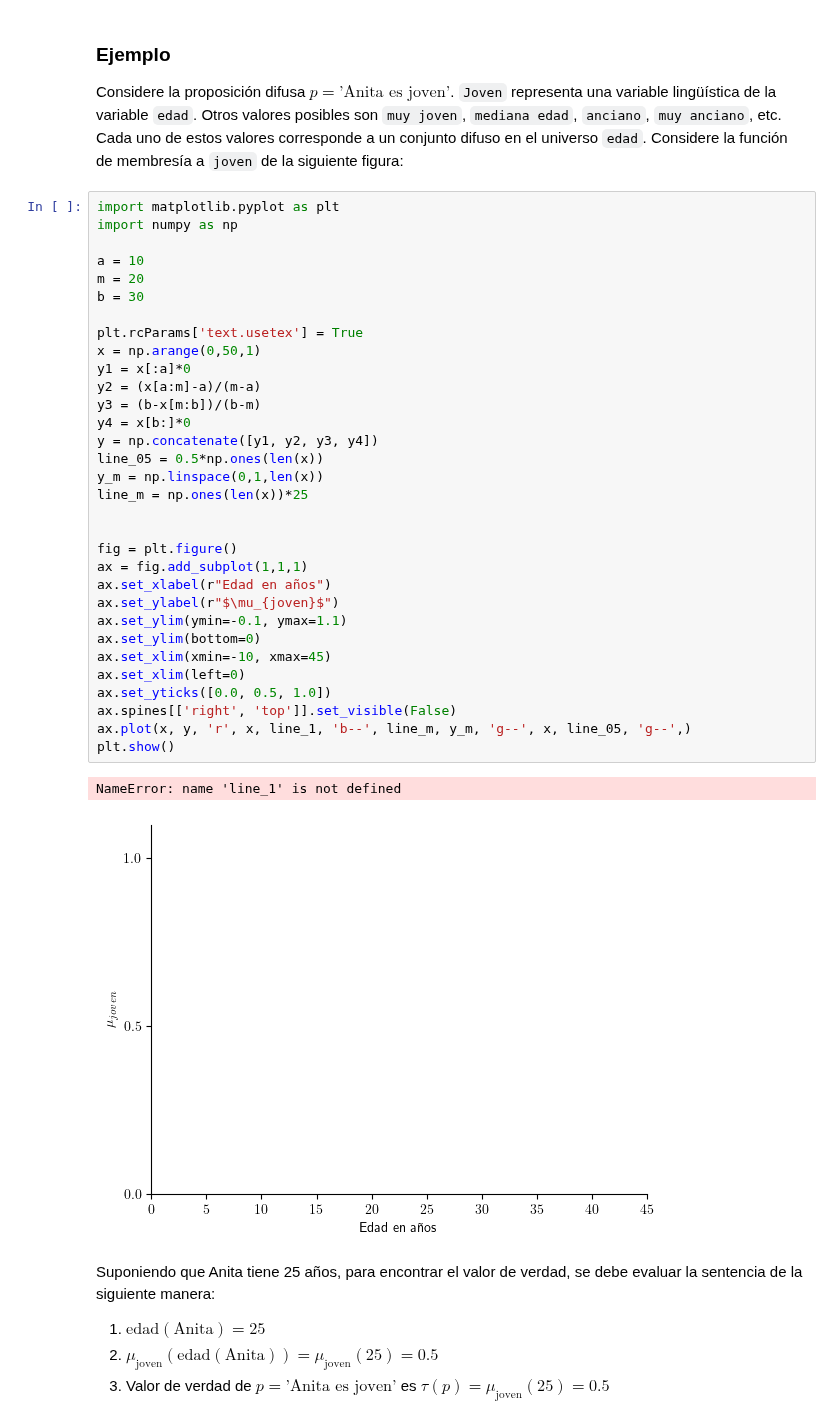
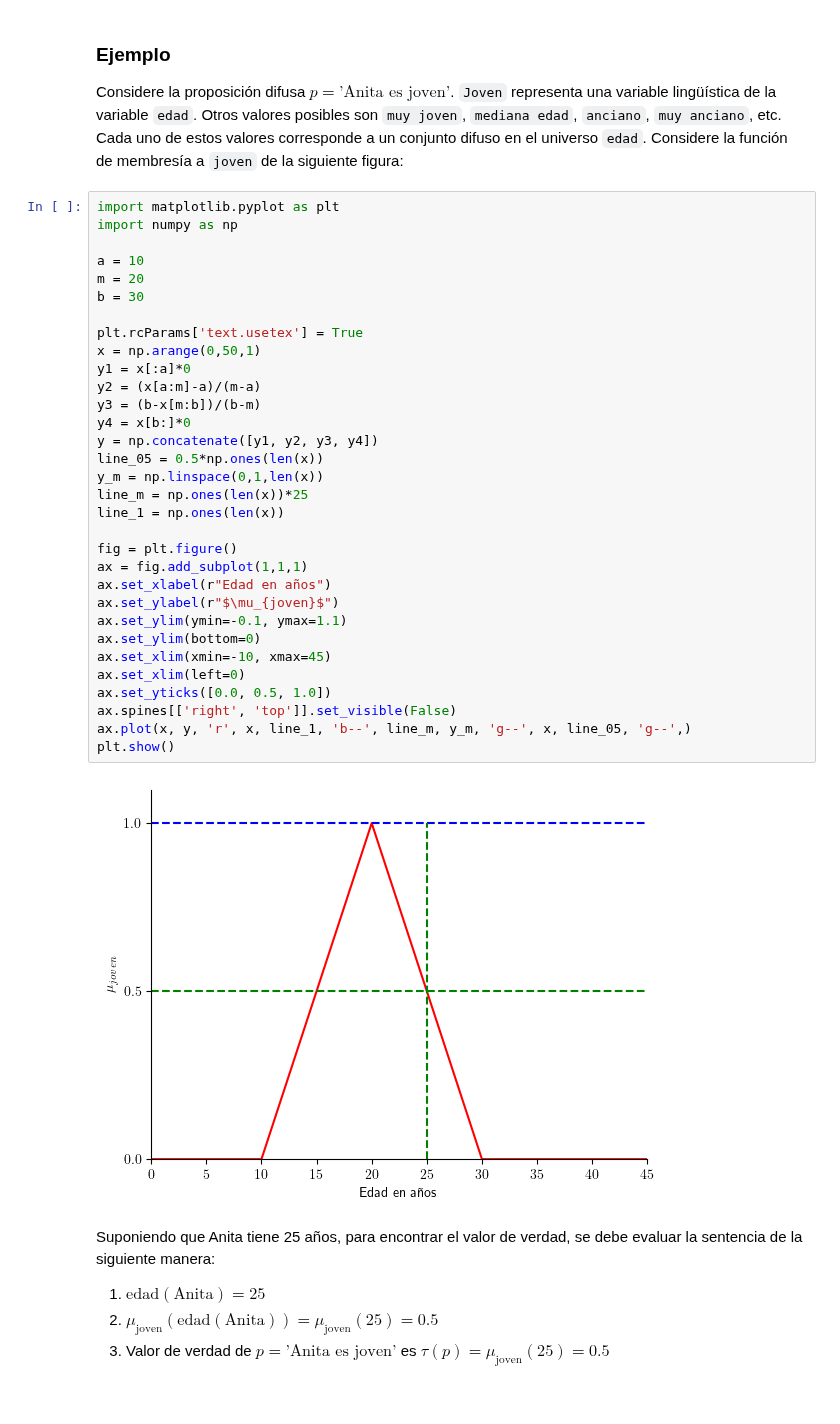
Before and after one commit to TEL-USM/IPD434, a Jupyter notebook: Clases/02_SistemasDifusos/02_SistemasDifusos.ipynb, the cells around one changed output. Saved outputs shown, nothing was run; the diff lists cells and outputs as text.

```diff
--- a/Clases/02_SistemasDifusos/02_SistemasDifusos.ipynb
+++ b/Clases/02_SistemasDifusos/02_SistemasDifusos.ipynb
@@ -816,36 +816,35 @@ import matplotlib.pyplot as plt
 import numpy as np
 
 a = 10
 m = 20
 b = 30
 
 plt.rcParams['text.usetex'] = True
 x = np.arange(0,50,1)
 y1 = x[:a]*0
 y2 = (x[a:m]-a)/(m-a)
 y3 = (b-x[m:b])/(b-m)
 y4 = x[b:]*0
 y = np.concatenate([y1, y2, y3, y4])
 line_05 = 0.5*np.ones(len(x))
 y_m = np.linspace(0,1,len(x))
 line_m = np.ones(len(x))*25
-
+line_1 = np.ones(len(x))
 
 fig = plt.figure()
 ax = fig.add_subplot(1,1,1)
 ax.set_xlabel(r"Edad en años")
 ax.set_ylabel(r"$\mu_{joven}$")
 ax.set_ylim(ymin=-0.1, ymax=1.1)
 ax.set_ylim(bottom=0)
 ax.set_xlim(xmin=-10, xmax=45)
 ax.set_xlim(left=0)
 ax.set_yticks([0.0, 0.5, 1.0])
 ax.spines[['right', 'top']].set_visible(False)
 ax.plot(x, y, 'r', x, line_1, 'b--', line_m, y_m, 'g--', x, line_05, 'g--',)
 plt.show()
 # %% [output]
-NameError: name 'line_1' is not defined
-[figure, old version]
+[figure, new version]
 # %% [markdown]
 Suponiendo que Anita tiene 25 años, para encontrar el valor de verdad, se debe evaluar la sentencia de la siguiente manera:
 
```
Also changed, not shown: 1 other file.
